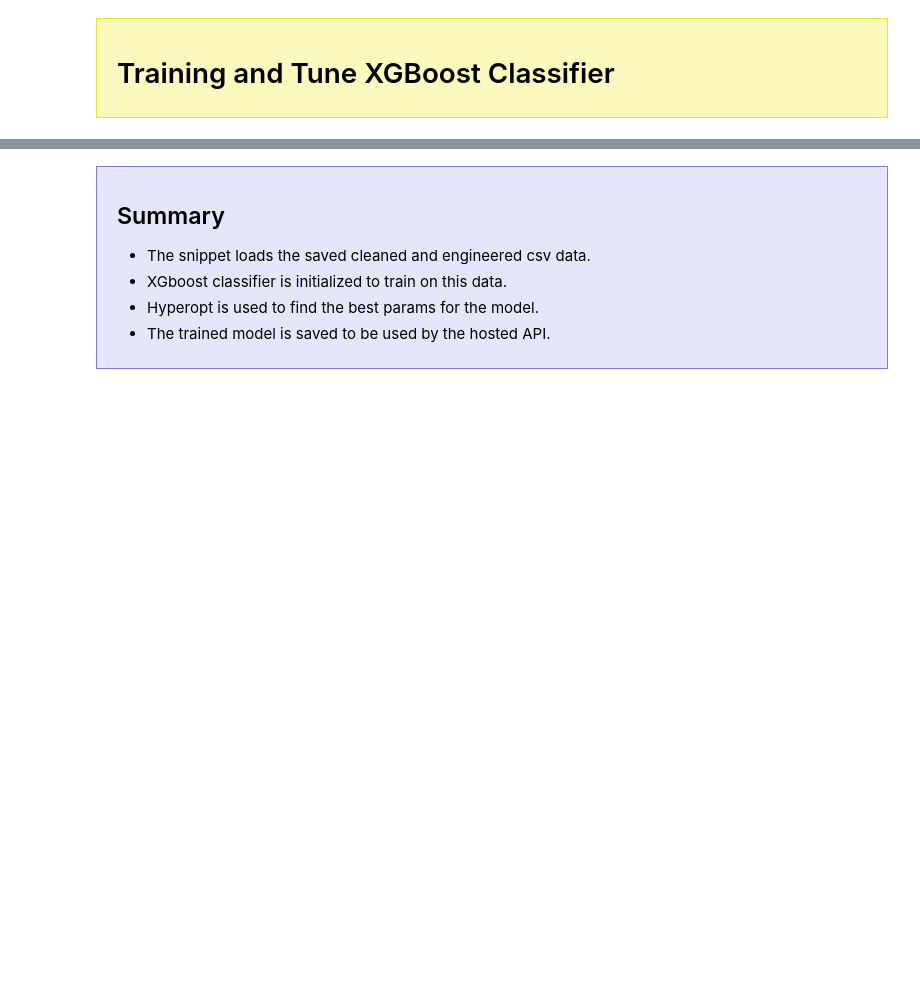
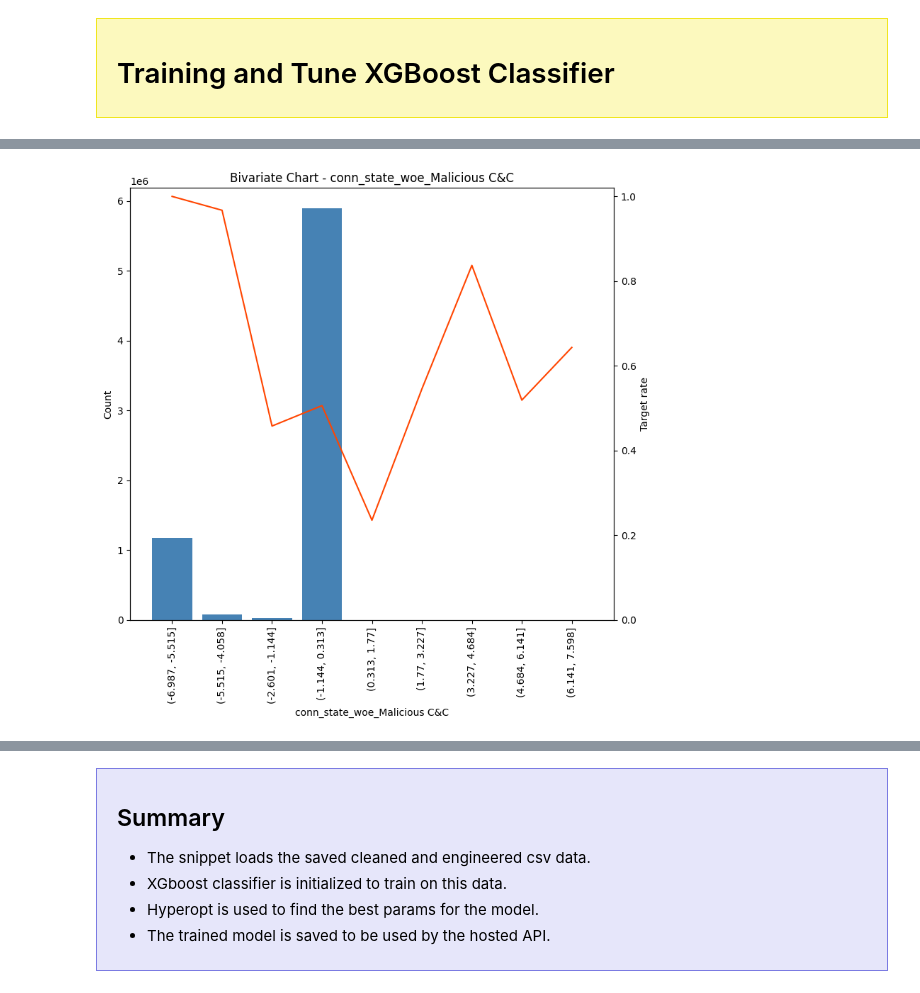
Before and after one commit to aishwaryamathuria/NWU_MSDS422_Group_5_Project, a Jupyter notebook: Final_Project_Network_Malware_Detection_Group_5.ipynb, the cells around one changed output, grey strips where cells are left out. Cells and saved outputs as stored; diff of their text form; code cells hidden in the pictures; blank space fills up the shorter version.

```diff
--- a/Final_Project_Network_Malware_Detection_Group_5.ipynb
+++ b/Final_Project_Network_Malware_Detection_Group_5.ipynb
@@ -1919,0 +2047,96 @@ ValueError: Number of classes in y_true not equal to the number of columns in 'y
+# %%
+def plot_bivariate_chart(df, x, y, is_cat = None, cutoffs = None, bins = 10, how = 'equi-width', cat_topn = 10, save_path = ''):
+    df_copy = df.copy()
+
+    if is_cat is None:
+        is_cat = df_copy[x].dtype.name in ('category', 'object')
+
+    if is_cat:
+        vc = list(df_copy[x].value_counts(dropna = False).index)
+        vc_new = vc.copy()
+
+        vc_new[cat_topn:] = ['Other groups aggregated' for _ in vc[cat_topn:]]
+        mapping = dict(zip(vc, vc_new))
+        df_copy[x] = df_copy[x].replace(mapping)
+
+    elif df_copy[x].nunique() <= 10:
+        df_copy[x] = df_copy[x].astype(str)
+
+    else:
+        if cutoffs:
+            min_cutoff = df_copy[x].min() - 0.001
+            max_cutoff = df_copy[x].max()
+            cutoffs.insert(0, min_cutoff)
+            cutoffs.append(max_cutoff)
+            df_copy[x] = pd.cut(df_copy[x], cutoffs)
+
+        elif how == 'equi-width':
+            df_copy[x] = pd.cut(df_copy[x], bins = bins, right = True)
+        elif how == 'equi-depth':
+            df_copy[x] = pd.qcut(df_copy[x], q= bins)
+        else:
+            raise ValueError("Unexpected value for 'how' parameter. Use 'equi-width' or 'equi-depth'.")
+
+
+    if not is_cat:
+        x_counts_rank = df_copy[x].value_counts(dropna = False).sort_index()
+        # After reset_index(), the columns will be named `x` and 'count'
+        x_counts_rank = x_counts_rank.reset_index()
+
+        # FIX 1: Access the column by its variable name `x`, not the literal string 'index'
+        x_counts_rank[x] = x_counts_rank[x].astype(str)
+        x_counts_rank['row_rank'] = np.arange(len(x_counts_rank))
+
+    df_copy[x] = df_copy[x].astype(str)
+    x_counts = df_copy[x].value_counts(dropna = False).sort_index()
+    x_rates = df_copy.groupby(x, dropna = False)[y].mean().sort_index()
+
+    # Rename the column created by reset_index() for clarity before merging
+    summary_table = pd.DataFrame({'counts': x_counts,
+                                  'rates': x_rates}).reset_index().rename(columns = {x:'values'})
+
+    if not is_cat:
+        # After the rename above, the original 'x' column is now 'values'
+        x_counts_rank = x_counts_rank.rename(columns={x:'values', 'count':'counts'})
+
+        # FIX 2 & 3: Merge using the correct column names
+        summary_table = summary_table.merge(x_counts_rank[['values', 'row_rank']], on='values')
+        summary_table = summary_table.sort_values(by = 'row_rank').reset_index(drop=True)
+
+    if is_cat:
+        summary_table.sort_values('rates', ascending = False, inplace = True)
+        summary_table = summary_table.reset_index(drop=True)
+
+    fig = plt.figure(figsize = (15,8))
+
+    ax_counts = plt.subplot(1,2,1)
+    ax_counts.bar(summary_table['values'].astype(str), summary_table['counts'], color = 'steelblue')
+    ax_counts.set_xlabel(x)
+    plt.xticks(rotation = 90)
+    ax_counts.set_ylabel('Count')
+
+    ax_rates = ax_counts.twinx()
+    ax_rates.set_ylim(bottom=0, top=summary_table['rates'].max()+0.02)
+    ax_rates.plot(summary_table['rates'],color = 'orangered')
+    ax_rates.set_ylabel('Target rate')
+
+    plt.title('Bivariate Chart - ' + x)
+    plt.tight_layout()
+
+    if save_path:
+        plt.savefig(fname = save_path + "bivar_plot_"+x+".png", dpi = 600)
+
+    plt.show()
+    plt.close()
+
+    return summary_table
+
+X_train = pd.read_csv('X_train.csv')
+df_plot = X_train.copy()
+df_plot['is_malicious'] = (df_plot['label'] != 'Benign').astype(int)   # or == 'Malicious …' for one class
+target_col = 'is_malicious'
+
+for feature in feat_imp['feature'].tolist():
+    plot_bivariate_chart(df_plot, feature, target_col, is_cat = None, cutoffs=None, bins = 10, how = 'equi-width', cat_topn=10)
+# %% [output]
+[figure, added]
```
Also changed, not shown: parts of 12 cells of this notebook, 3 other files.
